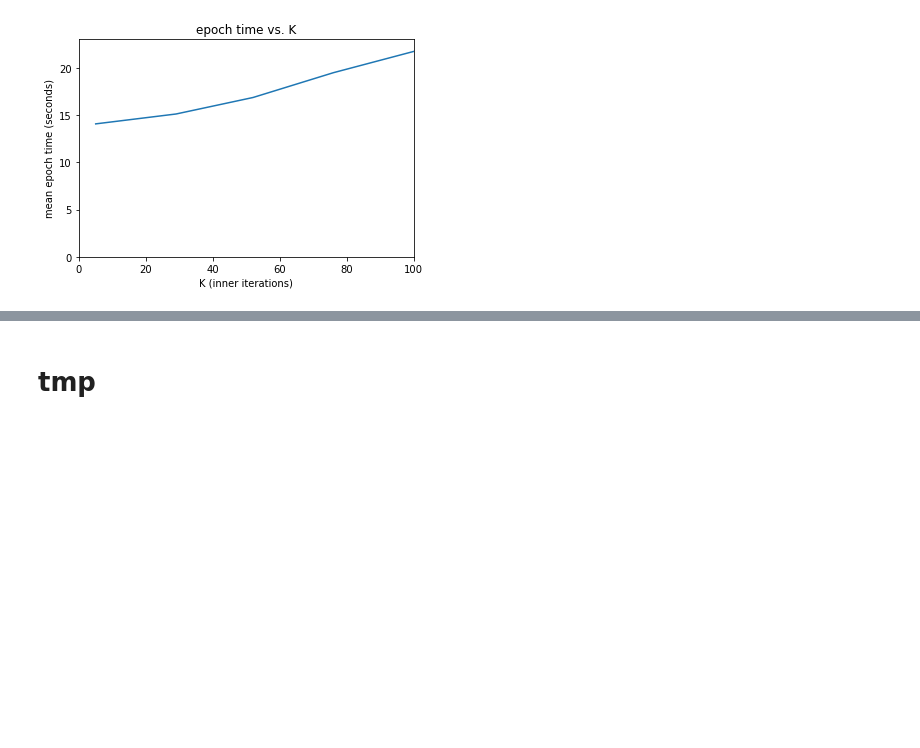
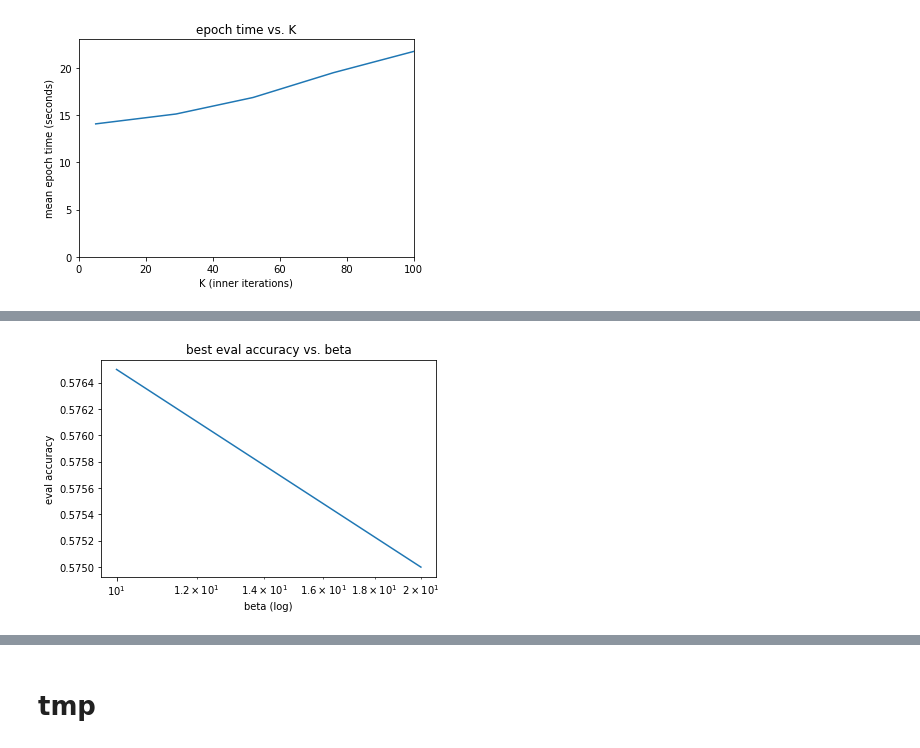
Before and after one commit to eldarab/SPLM, a Jupyter notebook: experiments/results/visualize_results.ipynb, the cells around one changed output, grey strips where cells are left out. Drawn from its saved outputs; the diff is of its cells as text; code cells hidden in the pictures; blank space fills up the shorter version.

Commit message:
scheduler results

```diff
--- a/experiments/results/visualize_results.ipynb
+++ b/experiments/results/visualize_results.ipynb
@@ -57,0 +60,2 @@ plt.show()
+# %%
+df = pd.read_csv('splm_mnist_hinge_scheduler_results.csv', index_col=0)
@@ -57,0 +97,8 @@ plt.show()
+# %%
+df[df['status'] == 'successful'].groupby('beta').max()['best_eval_accuracy'].plot(logx=True)
+plt.title('best eval accuracy vs. beta')
+plt.ylabel('eval accuracy')
+plt.xlabel('beta (log)')
+plt.show()
+# %% [output]
+[figure, added]
```
Also changed, not shown: parts of 4 cells of this notebook, 2 other files.
